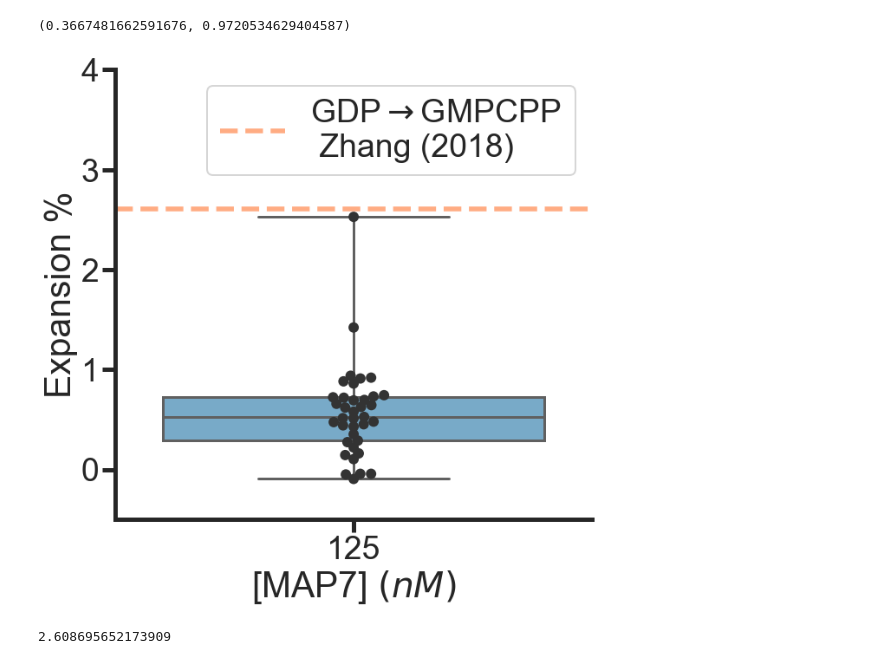
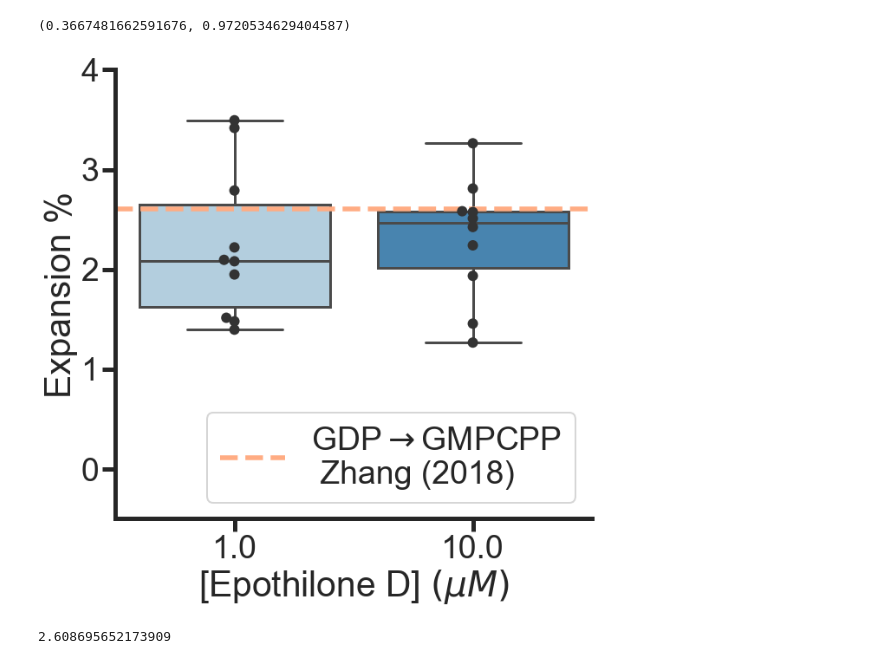
Before and after one commit to sofiacruzt/sofia-brouhardlab, a Jupyter notebook: curvature_taxol/expansion-compaction.ipynb, the cells around one changed output. Cells and saved outputs as stored; diff of their text form; code cells hidden in the pictures.

Commit message:
run expansion compaction

```diff
--- a/curvature_taxol/expansion-compaction.ipynb
+++ b/curvature_taxol/expansion-compaction.ipynb
@@ -28,7 +28,8 @@ DCXconc = '[DCX] ' r'$(n M)$'
 DCX = 'DCX'
 Type = 'DCX Type'
 
-taxol ='[MAP7] ' r'$(n M)$'#'[Taxol] ' r'$(\mu M)$'
+taxol ='[Epothilone D] ' r'$(\mu M)$' #'[Taxol] ' r'$(\mu M)$' #'[Docetaxol] ' r'$(\mu M)$'
+tax = 'epoD'
 
 Concentration = 'Concentration ' r'$(\mu M)$'
 Length = 'Length ' r'$(\mu m)$'
@@ -350,3 +384,5 @@ finalData
+# %%
+path = filepath.parents[0]
 # %% [markdown]
 ## PLOT DATA ##
 # %%
@@ -368,34 +404,34 @@ TAXnogales2017preformed , TAXnogales2017copoly
 # %%
 fig, ax = plt.subplots(1,1,figsize=(10,10))
 
 #rect = 0,0,1,1 # create an rectangle for the new axis
 #log_ax = fig.add_axes(rect) # create a new axis (or use an existing one)
 #log_ax.set_xscale("log") # log first
 
 ax = sns.boxplot(x= taxol, y='Expansion %', data=finalData, whis=np.inf, palette='Blues',linewidth=3)
 ax = sns.swarmplot(x=taxol, y='Expansion %', data=finalData, color=".2", size=12)
 
 ax.axhline(y = nogales2018, color = lightorange ,linestyle="--", linewidth=5.5, label='GDP'r'$\rightarrow$''GMPCPP \n Zhang (2018)')
 #plt.xlim(0.1,10)
 
 ax.set_ylim(-0.5,4)
-ax.legend( loc = 'upper right')
+ax.legend( loc = 'lower right')
 #ax.legend('')
 ax.set_xlabel(taxol)
 
 sns.set_style("ticks")
 sns.despine()
 ax.spines['left'].set_lw(5)
 ax.spines['bottom'].set_lw(5)
 ax.tick_params(axis='both', width = 5, length = 15)
 sns.set_context("poster", font_scale=1.7, rc={"lines.linewidth":3.0})
 
 plt.tight_layout()
 
 
-plt.savefig(path/('compaction_'+date_today+'.svg'))
+plt.savefig(path/('expansion_'+date_today+'.svg'))
 # %% [output]
-[figure, old version]
+[figure, new version]
 # %%
 (1- 81.76/83.95)*100
 # %% [output]
```
Also changed, not shown: parts of 37 cells of this notebook, 3 other files.
